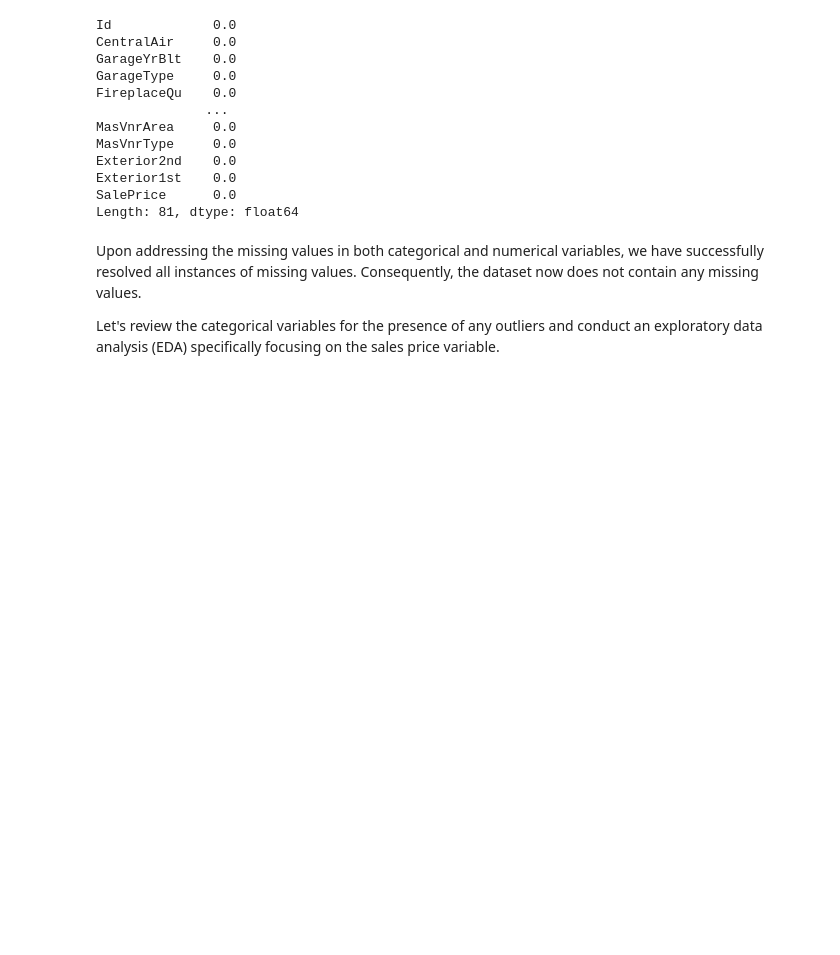
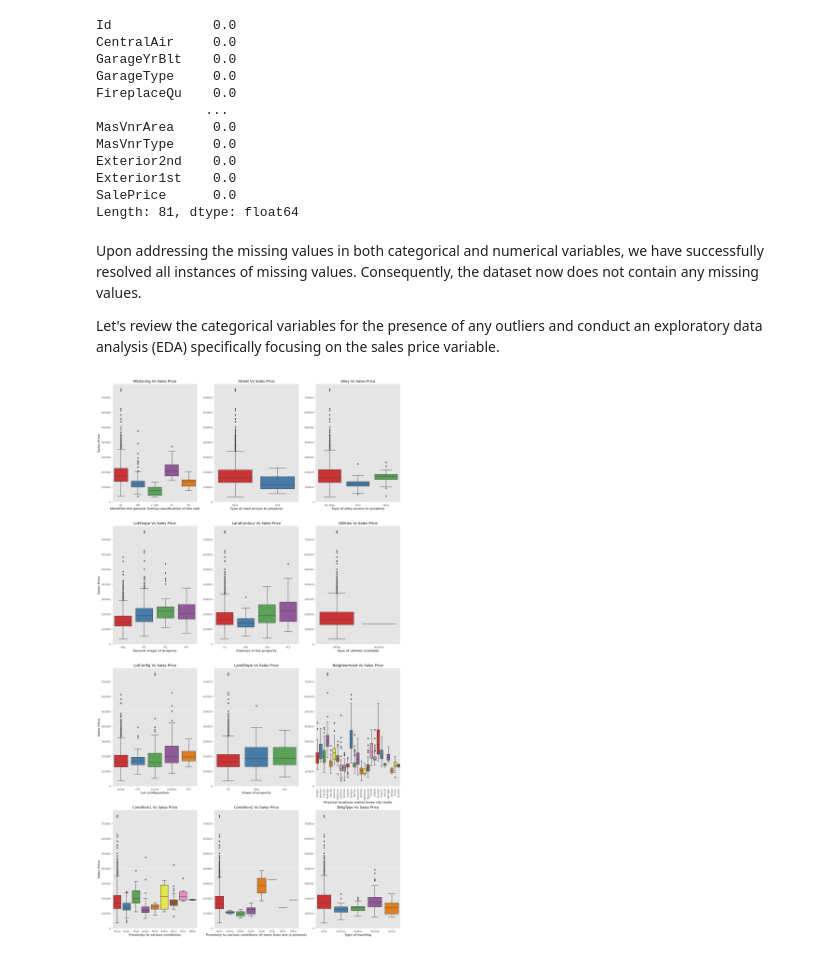
Before and after one commit to spidy95/HousePricePrediction, a Jupyter notebook: Part 1 House Price Prediction.ipynb, the cells around one changed output. Cells and saved outputs as stored; diff of their text form; code cells hidden in the pictures; blank space fills up the shorter version.

Commit message:
EDA with visualisation LR and Ridge Regression

```diff
--- a/Part 1 House Price Prediction.ipynb
+++ b/Part 1 House Price Prediction.ipynb
@@ -497,3 +497,91 @@ Length: 81, dtype: float64
 Upon addressing the missing values in both categorical and numerical variables, we have successfully resolved all instances of missing values. Consequently, the dataset now does not contain any missing values.
 
 Let's review the categorical variables for the presence of any outliers and conduct an exploratory data analysis (EDA) specifically focusing on the sales price variable.
+# %%
+fig = plt.figure(figsize = (21,40))
+
+plt.subplot(431)
+sns.boxplot(x='MSZoning',y='SalePrice',data=df, palette="Set1")
+plt.title('MSZoning Vs Sales Price')
+plt.xlabel('Identifies the general Zoning classification of the sale', fontsize=12, fontweight='bold')
+plt.ylabel('Sales Price', fontsize=12, fontweight='bold')
+
+
+plt.subplot(432)
+sns.boxplot(x='Street',y='SalePrice',data=df, palette="Set1").set(ylabel=None)
+plt.title('Street Vs Sales Price')
+plt.xlabel('Type of road access to property', fontsize=12,fontweight='bold')
+# plt.ylabel('Sales Price', fontsize=12,fontweight='bold')
+
+
+plt.subplot(433)
+sns.boxplot(x='Alley',y='SalePrice',data=df, palette="Set1").set(ylabel=None)
+plt.title('Alley Vs Sales Price')
+plt.xlabel('Type of alley access to property', fontsize=12, fontweight='bold')
+# plt.ylabel('Sales Price', fontsize=12, fontweight='bold')
+
+
+plt.subplot(434)
+sns.boxplot(x='LotShape',y='SalePrice',data=df, palette="Set1")
+plt.title('LotShape Vs Sales Price')
+plt.xlabel('General shape of property', fontsize=12, fontweight='bold')
+plt.ylabel('Sales Price', fontsize=12, fontweight='bold')
+
+
+plt.subplot(435)
+sns.boxplot(x='LandContour',y='SalePrice',data=df, palette="Set1").set(ylabel=None)
+plt.title('LandContour Vs Sales Price')
+plt.xlabel('Flatness of the property', fontsize=12, fontweight='bold')
+# plt.ylabel('Sales Price', fontsize=12, fontweight='bold')
+
+
+plt.subplot(436)
+sns.boxplot(x='Utilities',y='SalePrice',data=df, palette="Set1").set(ylabel=None)
+plt.title('Utilities Vs Sales Price')
+plt.xlabel('Type of utilities available', fontsize=12, fontweight='bold')
+# plt.ylabel('Sales Price', fontsize=12, fontweight='bold')
+
+
+plt.subplot(437)
+sns.boxplot(x='LotConfig',y='SalePrice',data=df, palette="Set1")
+plt.title('LotConfig Vs Sales Price')
+plt.xlabel('Lot configuration', fontsize=12, fontweight='bold')
+plt.ylabel('Sales Price', fontsize=12, fontweight='bold')
+
+
+plt.subplot(438)
+sns.boxplot(x='LandSlope',y='SalePrice',data=df, palette="Set1").set(ylabel=None)
+plt.title('LandSlope Vs Sales Price')
+plt.xlabel('Slope of property', fontsize=12, fontweight='bold')
+# plt.ylabel('Sales Price', fontsize=12, fontweight='bold')
+
+
+plt.subplot(439)
+sns.boxplot(x='Neighborhood',y='SalePrice',data=df, palette="Set1").set(ylabel=None)
+plt.title('Neighborhood Vs Sales Price')
+plt.xlabel('Physical locations within Ames city limits', fontsize=12, fontweight='bold')
+# plt.ylabel('Sales Price', fontsize=12, fontweight='bold')
+plt.xticks(rotation=90)
+
+plt.subplot(4,3,10)
+sns.boxplot(x='Condition1',y='SalePrice',data=df, palette="Set1")
+plt.title('Condition1 Vs Sales Price')
+plt.xlabel('Proximity to various conditions', fontsize=12, fontweight='bold')
+plt.ylabel('Sales Price', fontsize=12, fontweight='bold')
+
+
+plt.subplot(4,3,11)
+sns.boxplot(x='Condition2',y='SalePrice',data=df, palette="Set1").set(ylabel=None)
+plt.title('Condition2 Vs Sales Price')
+plt.xlabel('Proximity to various conditions (if more than one is present)', fontsize=12, fontweight='bold')
+# plt.ylabel('Sales Price', fontsize=12, fontweight='bold')
+
+
+plt.subplot(4,3,12)
+sns.boxplot(x='BldgType',y='SalePrice',data=df, palette="Set1").set(ylabel=None)
+plt.title('BldgType Vs Sales Price')
+plt.xlabel('Type of dwelling', fontsize=12, fontweight='bold')
+# plt.ylabel('Sales Price', fontsize=12, fontweight='bold')
+plt.show()
+# %% [output]
+[figure, added]
```
Also changed, not shown: parts of 66 cells of this notebook.
